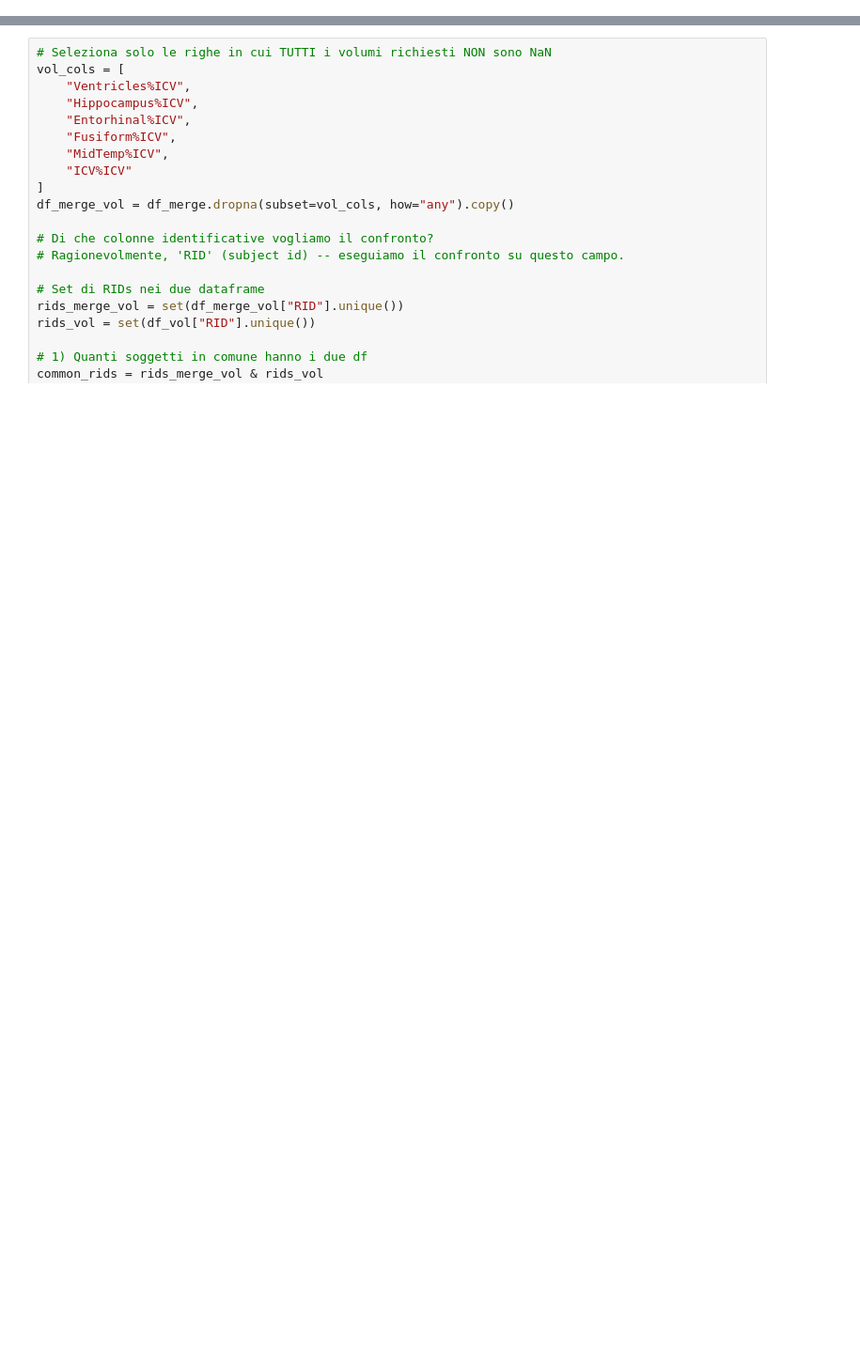
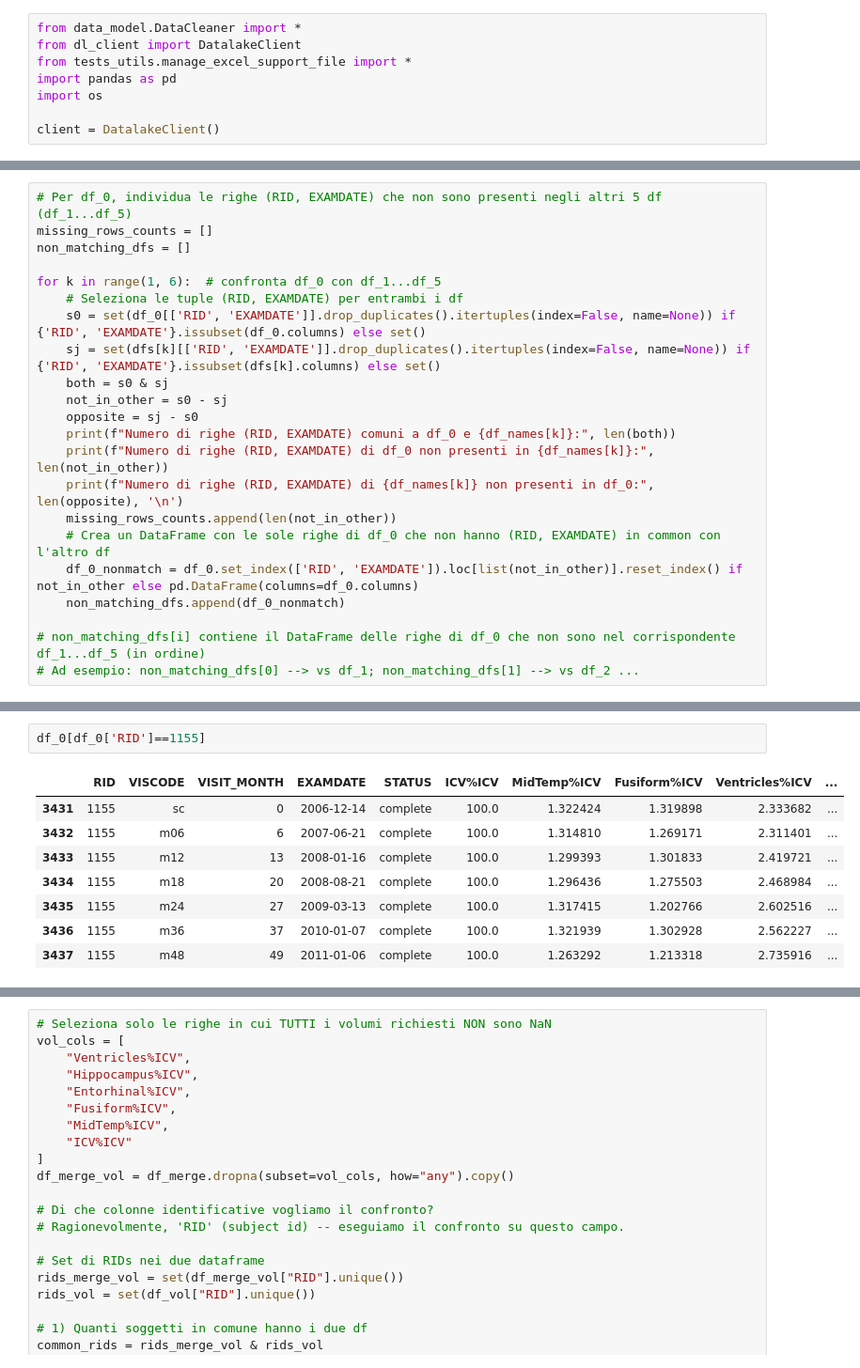
Before and after one commit to ifabfoundation/AIND, a Jupyter notebook: WP-2/Data_cleaning/merge_study.ipynb, the cells around one changed output, grey strips where cells are left out. Shown at 94% size. Saved outputs shown, nothing was run; the diff lists cells and outputs as text; blank space fills up the shorter version.

```diff
--- a/WP-2/Data_cleaning/merge_study.ipynb
+++ b/WP-2/Data_cleaning/merge_study.ipynb
@@ -4,0 +5,8 @@ perchè potrebbero esserci altri file che riempiono questi buchi
+# %%
+from data_model.DataCleaner import *
+from dl_client import DatalakeClient
+from tests_utils.manage_excel_support_file import *
+import pandas as pd
+import os
+
+client = DatalakeClient()
@@ -4,0 +246,22 @@ perchè potrebbero esserci altri file che riempiono questi buchi
+# %%
+# Per df_0, individua le righe (RID, EXAMDATE) che non sono presenti negli altri 5 df (df_1...df_5)
+missing_rows_counts = []
+non_matching_dfs = []
+
+for k in range(1, 6):  # confronta df_0 con df_1...df_5
+    # Seleziona le tuple (RID, EXAMDATE) per entrambi i df
+    s0 = set(df_0[['RID', 'EXAMDATE']].drop_duplicates().itertuples(index=False, name=None)) if {'RID', 'EXAMDATE'}.issubset(df_0.columns) else set()
+    sj = set(dfs[k][['RID', 'EXAMDATE']].drop_duplicates().itertuples(index=False, name=None)) if {'RID', 'EXAMDATE'}.issubset(dfs[k].columns) else set()
+    both = s0 & sj
+    not_in_other = s0 - sj
+    opposite = sj - s0
+    print(f"Numero di righe (RID, EXAMDATE) comuni a df_0 e {df_names[k]}:", len(both))
+    print(f"Numero di righe (RID, EXAMDATE) di df_0 non presenti in {df_names[k]}:", len(not_in_other))
+    print(f"Numero di righe (RID, EXAMDATE) di {df_names[k]} non presenti in df_0:", len(opposite), '\n')
+    missing_rows_counts.append(len(not_in_other))
+    # Crea un DataFrame con le sole righe di df_0 che non hanno (RID, EXAMDATE) in common con l'altro df
+    df_0_nonmatch = df_0.set_index(['RID', 'EXAMDATE']).loc[list(not_in_other)].reset_index() if not_in_other else pd.DataFrame(columns=df_0.columns)
+    non_matching_dfs.append(df_0_nonmatch)
+
+# non_matching_dfs[i] contiene il DataFrame delle righe di df_0 che non sono nel corrispondente df_1...df_5 (in ordine)
+# Ad esempio: non_matching_dfs[0] --> vs df_1; non_matching_dfs[1] --> vs df_2 ...
@@ -4,0 +299,11 @@ perchè potrebbero esserci altri file che riempiono questi buchi
+# %%
+df_0[df_0['RID']==1155]
+# %% [output]
+|  | RID | VISCODE | VISIT_MONTH | EXAMDATE | STATUS | ICV%ICV | MidTemp%ICV | Fusiform%ICV | Ventricles%ICV | ... |
+| 3431 | 1155 | sc | 0 | 2006-12-14 | complete | 100.0 | 1.322424 | 1.319898 | 2.333682 | ... |
+| 3432 | 1155 | m06 | 6 | 2007-06-21 | complete | 100.0 | 1.314810 | 1.269171 | 2.311401 | ... |
+| 3433 | 1155 | m12 | 13 | 2008-01-16 | complete | 100.0 | 1.299393 | 1.301833 | 2.419721 | ... |
+| 3434 | 1155 | m18 | 20 | 2008-08-21 | complete | 100.0 | 1.296436 | 1.275503 | 2.468984 | ... |
+| 3435 | 1155 | m24 | 27 | 2009-03-13 | complete | 100.0 | 1.317415 | 1.202766 | 2.602516 | ... |
+| 3436 | 1155 | m36 | 37 | 2010-01-07 | complete | 100.0 | 1.321939 | 1.302928 | 2.562227 | ... |
+| 3437 | 1155 | m48 | 49 | 2011-01-06 | complete | 100.0 | 1.263292 | 1.213318 | 2.735916 | ... |
```
Also changed, not shown: parts of 23 cells of this notebook.
